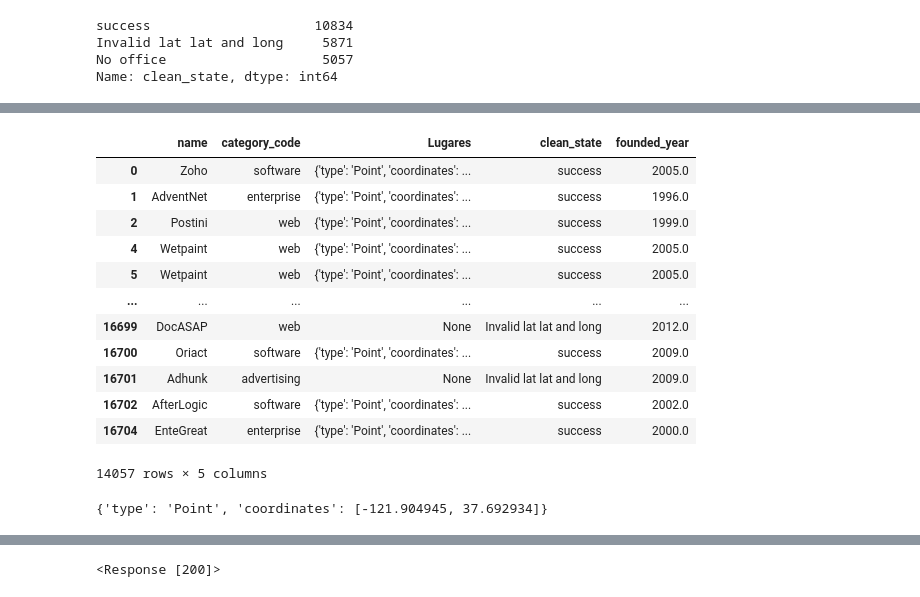
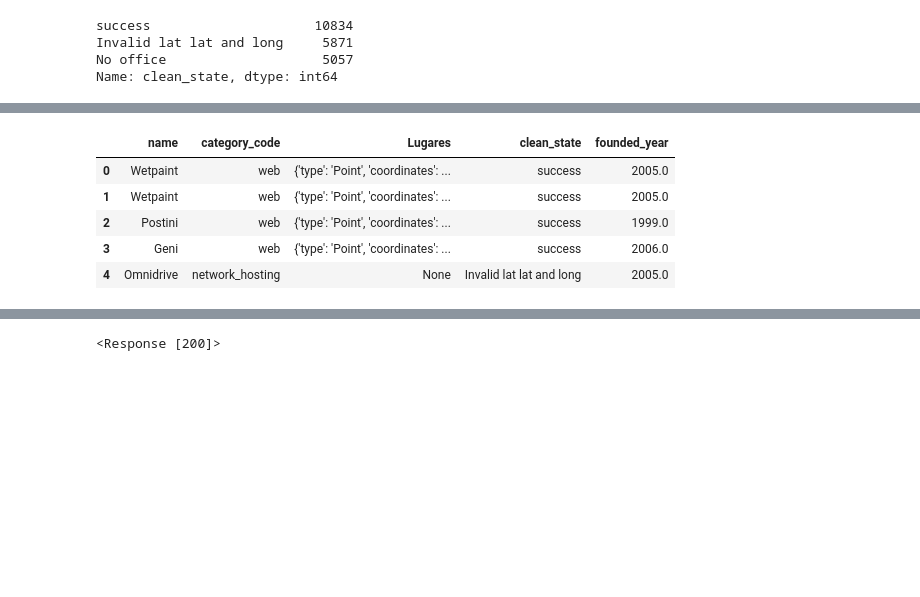
Before and after one commit to Sergio-Perez/ProyectoMongo, a Jupyter notebook: main.ipynb, the cells around one changed output, grey strips where cells are left out. Drawn from its saved outputs; the diff is of its cells as text; code cells hidden in the pictures; blank space fills up the shorter version.

```diff
--- a/main.ipynb
+++ b/main.ipynb
@@ -45,19 +45,4 @@ companias
 21762 rows × 5 columns
-# %%
-def buscaroficinaGeoPoint(row):
-    office = row.offices
-    if type(office) == dict:
-        if 'latitude' in office and 'longitude' in office:
-            if(type(office["latitude"])) == float and type(office["longitude"]) == float:
-                return ({
-                    "type":"Point",
-                    "coordinates":[office["longitude"],office["latitude"]]
-                },"success")
-            else:
-                return(None,"Invalid lat lat and long")
-        else:
-            return (None,"No lat and long keys in office dict")
-    return (None,"No office")
 # %%
 limpias_offices = companias.apply(buscaroficinaGeoPoint,axis=1, result_type="expand")
 limpias_offices.columns = ["office","clean_state"]
@@ -132,25 +102,13 @@ companias_limpias
 # %%
-
 companias_limpias = companias_limpias.dropna(subset=["founded_year"])
-companias_limpias
+companias_limpias.head()
 # %% [output]
 |  | name | category_code | Lugares | clean_state | founded_year |
-| 0 | Zoho | software | {'type': 'Point', 'coordinates': ... | success | 2005.0 |
-| 1 | AdventNet | enterprise | {'type': 'Point', 'coordinates': ... | success | 1996.0 |
+| 0 | Wetpaint | web | {'type': 'Point', 'coordinates': ... | success | 2005.0 |
+| 1 | Wetpaint | web | {'type': 'Point', 'coordinates': ... | success | 2005.0 |
 | 2 | Postini | web | {'type': 'Point', 'coordinates': ... | success | 1999.0 |
-| 4 | Wetpaint | web | {'type': 'Point', 'coordinates': ... | success | 2005.0 |
-| 5 | Wetpaint | web | {'type': 'Point', 'coordinates': ... | success | 2005.0 |
-| ... | ... | ... | ... | ... | ... |
-| 16699 | DocASAP | web | None | Invalid lat lat and long | 2012.0 |
-| 16700 | Oriact | software | {'type': 'Point', 'coordinates': ... | success | 2009.0 |
-| 16701 | Adhunk | advertising | None | Invalid lat lat and long | 2009.0 |
-| 16702 | AfterLogic | software | {'type': 'Point', 'coordinates': ... | success | 2002.0 |
-| 16704 | EnteGreat | enterprise | {'type': 'Point', 'coordinates': ... | success | 2000.0 |
+| 3 | Geni | web | {'type': 'Point', 'coordinates': ... | success | 2006.0 |
+| 4 | Omnidrive | network_hosting | None | Invalid lat lat and long | 2005.0 |
-14057 rows × 5 columns
-# %%
-print(companias_limpias.Lugares[0])
-# %% [output]
-{'type': 'Point', 'coordinates': [-121.904945, 37.692934]}
 # %%
 companias_limpias.to_json("Input/Companias.json",orient="records")
 # %%
```
Also changed, not shown: parts of 42 cells of this notebook, 5 other files.
